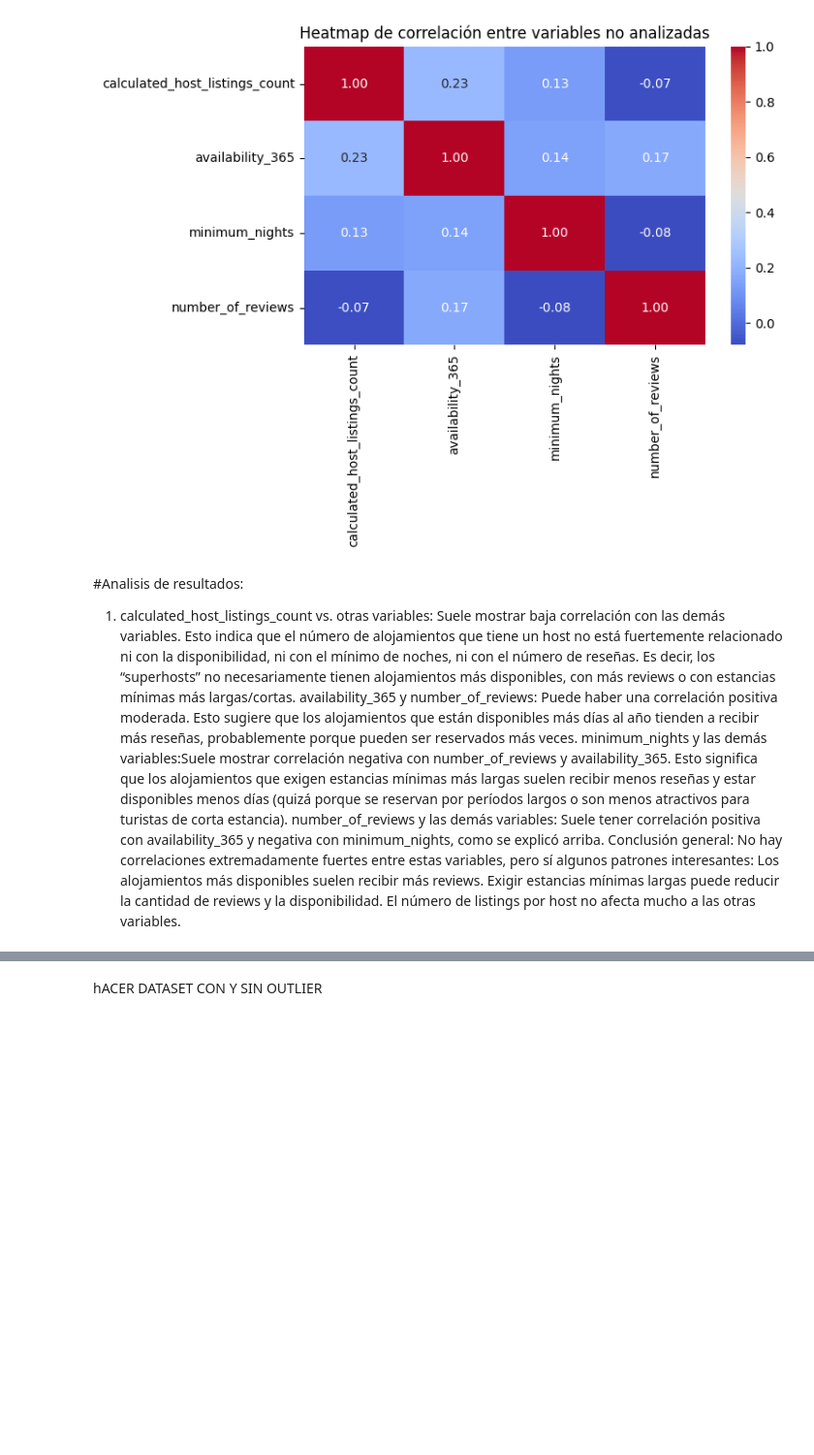
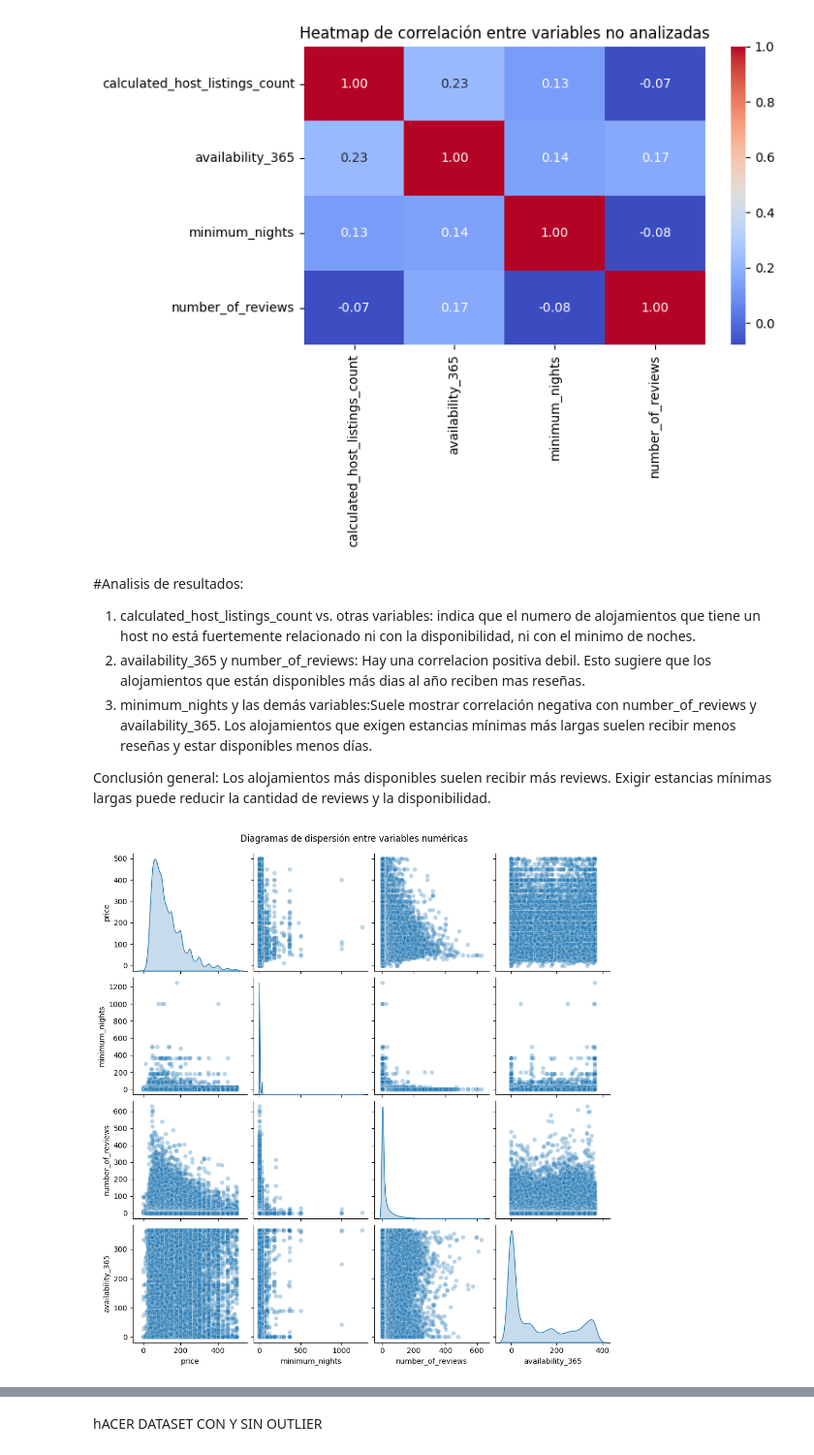
Before and after one commit to 4GeeksAcademy/ingenieropg80.machine-learning-phyton, a Jupyter notebook: src/explore.ipynb, the cells around one changed output, grey strips where cells are left out. Shown at 97% size. Cells and saved outputs as stored; diff of their text form; code cells hidden in the pictures; blank space fills up the shorter version.

```diff
--- a/src/explore.ipynb
+++ b/src/explore.ipynb
@@ -320,14 +323,24 @@ plt.show()
 #Analisis de resultados:
 
 1. calculated_host_listings_count vs. otras variables:
-Suele mostrar baja correlación con las demás variables. Esto indica que el número de alojamientos que tiene un host no está fuertemente relacionado ni con la disponibilidad, ni con el mínimo de noches, ni con el número de reseñas. Es decir, los “superhosts” no necesariamente tienen alojamientos más disponibles, con más reviews o con estancias mínimas más largas/cortas.
-availability_365 y number_of_reviews:
-Puede haber una correlación positiva moderada. Esto sugiere que los alojamientos que están disponibles más días al año tienden a recibir más reseñas, probablemente porque pueden ser reservados más veces.
-minimum_nights y las demás variables:Suele mostrar correlación negativa con number_of_reviews y availability_365. Esto significa que los alojamientos que exigen estancias mínimas más largas suelen recibir menos reseñas y estar disponibles menos días (quizá porque se reservan por períodos largos o son menos atractivos para turistas de corta estancia).
-number_of_reviews y las demás variables:
-Suele tener correlación positiva con availability_365 y negativa con minimum_nights, como se explicó arriba.
+indica que el numero de alojamientos que tiene un host no está fuertemente relacionado ni con la disponibilidad, ni con el minimo de noches.
+2. availability_365 y number_of_reviews:
+Hay una correlacion positiva debil. Esto sugiere que los alojamientos que están disponibles más dias al año reciben mas reseñas.
+3. minimum_nights y las demás variables:Suele mostrar correlación negativa con number_of_reviews y availability_365. Los alojamientos que exigen estancias mínimas más largas suelen recibir menos reseñas y estar disponibles menos días.
+
 Conclusión general:
-No hay correlaciones extremadamente fuertes entre estas variables, pero sí algunos patrones interesantes:
 Los alojamientos más disponibles suelen recibir más reviews.
 Exigir estancias mínimas largas puede reducir la cantidad de reviews y la disponibilidad.
-El número de listings por host no afecta mucho a las otras variables.
+# %%
+# todas las que creo se pueden cruzar
+num_vars = ['price', 'minimum_nights', 'number_of_reviews', 'availability_365']
+
+# Filtrar precios extremos para mejor visualización (opcional)
+filtered_data = total_data[total_data['price'] < 500]
+
+# Pairplot para ver todas las combinaciones de scatter plots
+sns.pairplot(filtered_data[num_vars], diag_kind='kde', plot_kws={'alpha':0.3})
+plt.suptitle('Diagramas de dispersión entre variables numéricas', y=1.02)
+plt.show()
+# %% [output]
+[figure, added]
```
Also changed, not shown: parts of 11 cells of this notebook.
